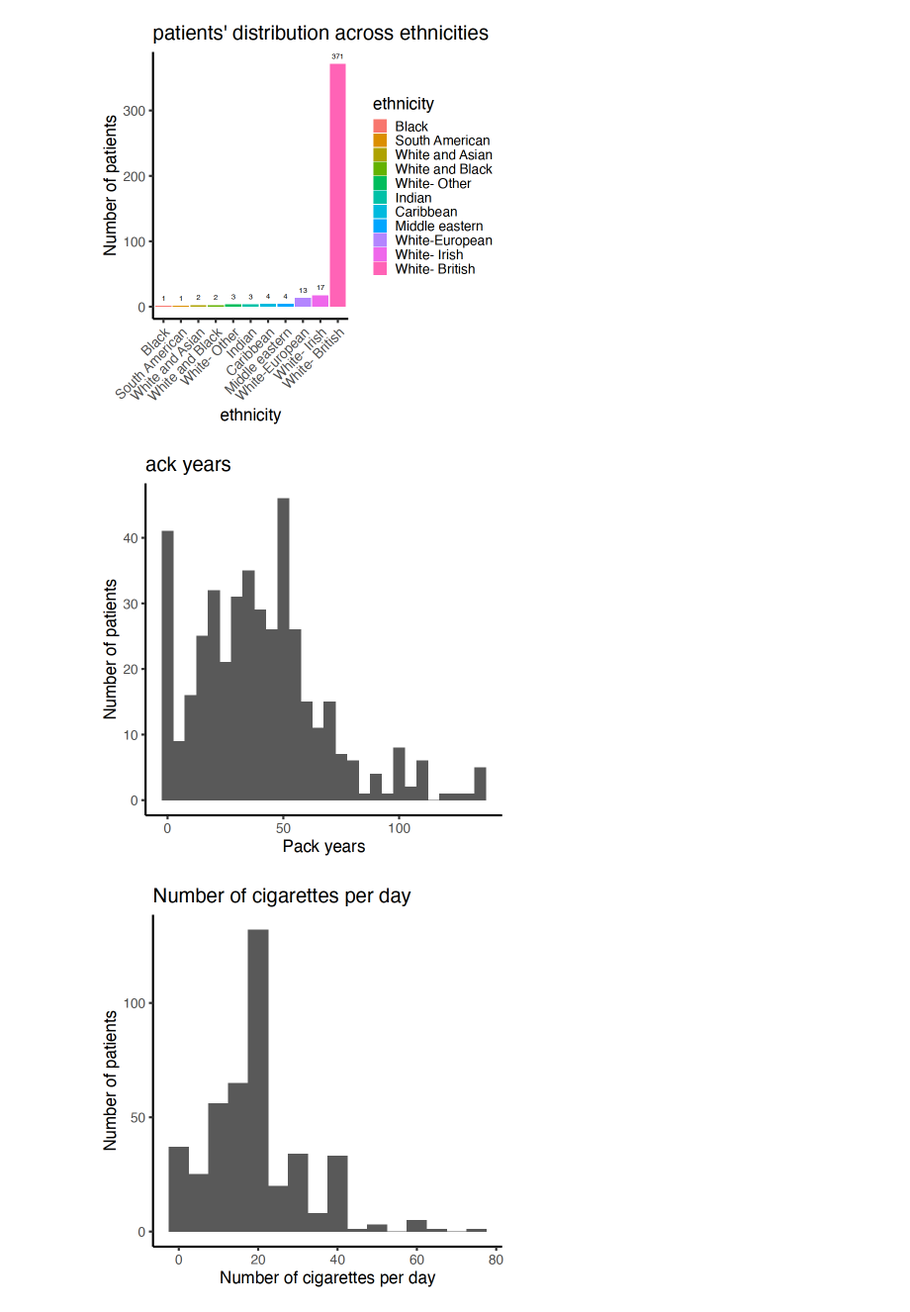
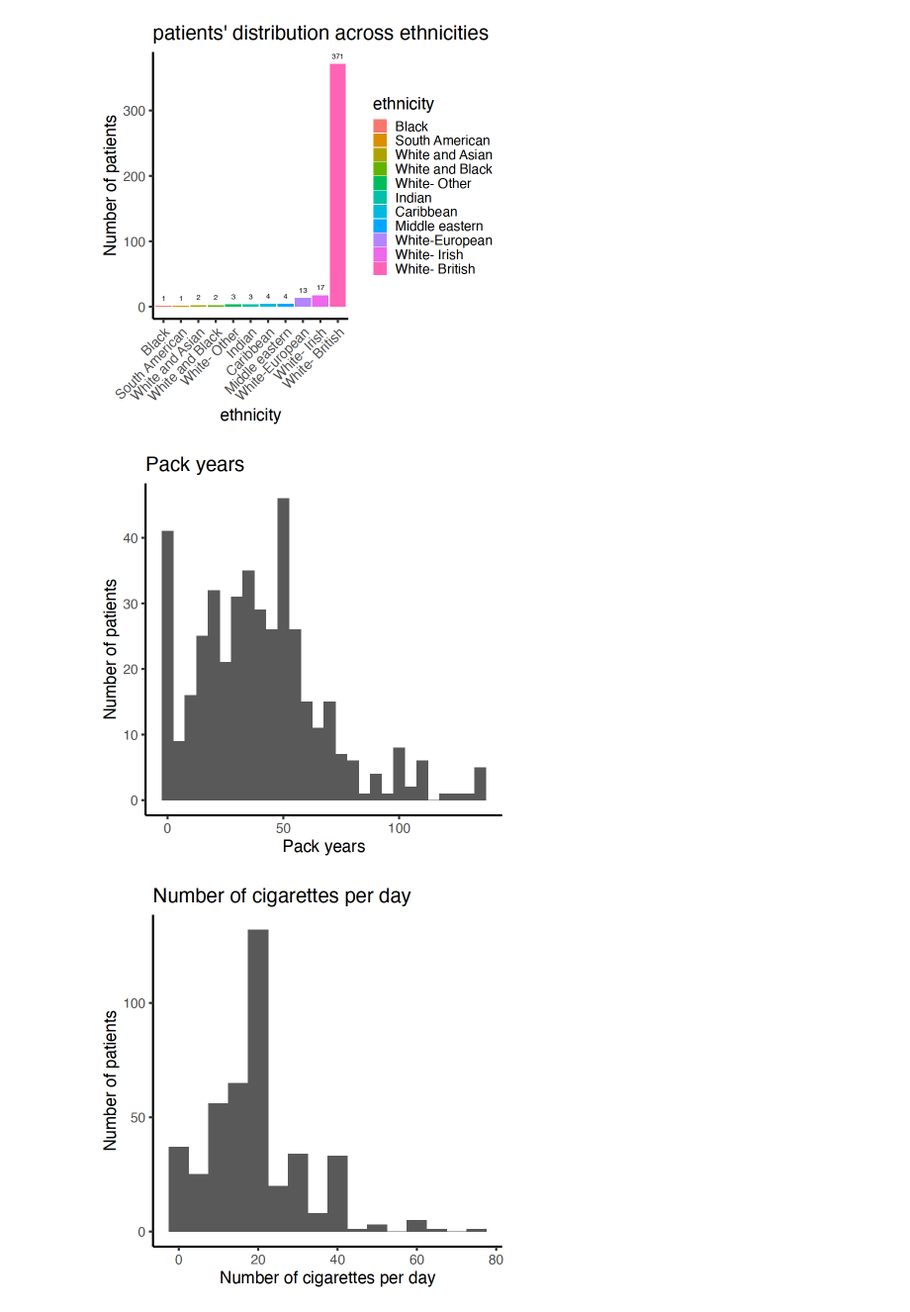
Before and after one commit to McGranahanLab/LCCE_workshop_2023, a Jupyter notebook: columns_description.ipynb, the cells around one changed output. Shown: that part at 99% size. Cells and saved outputs as stored; diff of their text form; code cells hidden in the pictures.

Commit message:
Change plot title

```diff
--- a/columns_description.ipynb
+++ b/columns_description.ipynb
@@ -201,11 +201,11 @@ ggplot(data = patient_by_ethnicity,
 # %%
 ggplot(data = clinical_df, aes(x = packyears)) +
        geom_histogram(binwidth = 5) +
        xlab('Pack years') +  ylab('Number of patients') +
-       ggtitle("ack years") +
+       ggtitle("Pack years") +
        theme_classic(base_size = 20)
 # %% [output]
-[figure, old version]
+[figure, new version]
 # %%
 ggplot(data = clinical_df, aes(x = cigs_perday)) +
        geom_histogram(binwidth = 5) +
```
Also changed, not shown: parts of 1 cell of this notebook.
